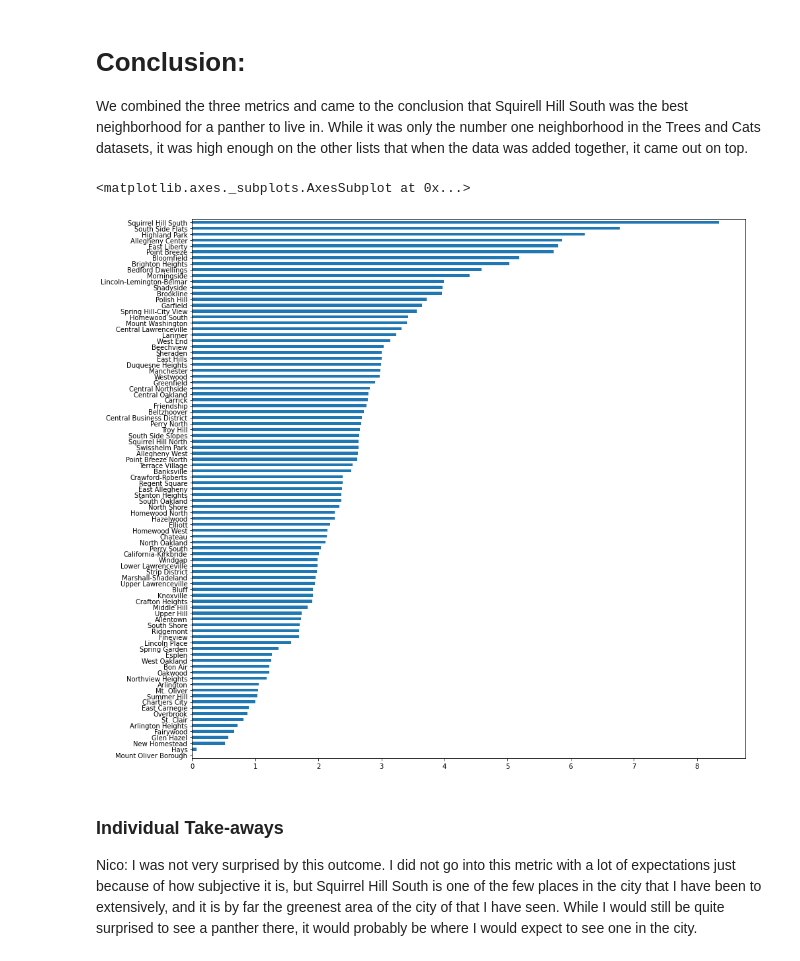
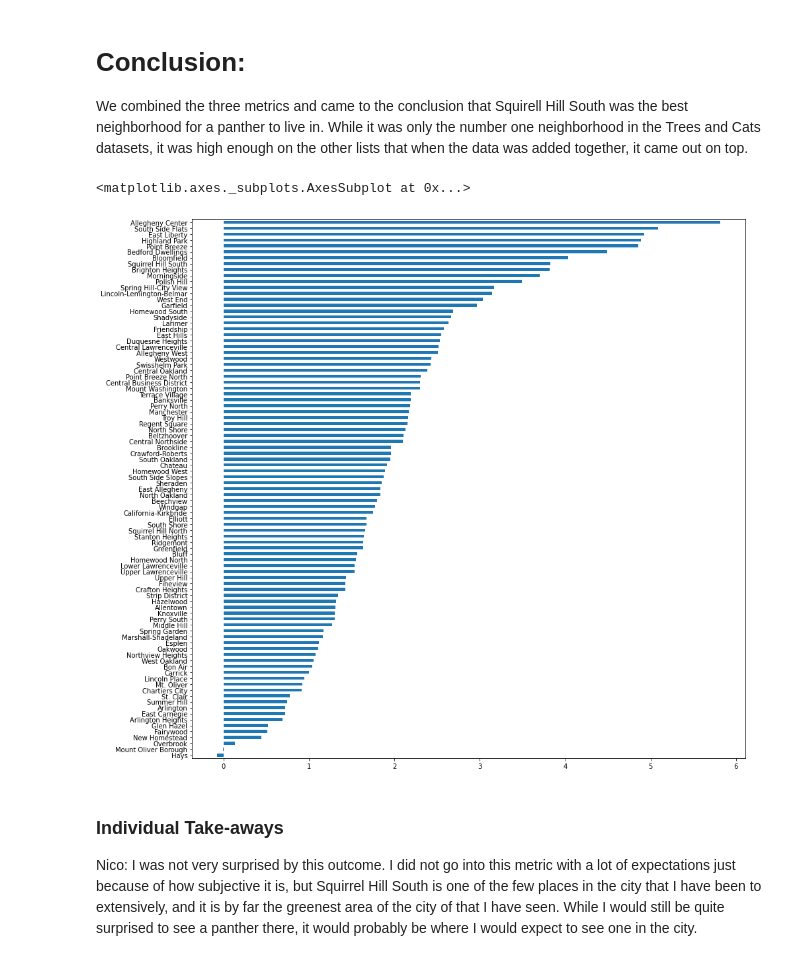
Before and after one commit to pjp401/CMPINF0010-Final-Project, a Jupyter notebook: FinalProject.ipynb, the cells around one changed output. Cells and saved outputs as stored; diff of their text form; code cells hidden in the pictures.

```diff
--- a/FinalProject.ipynb
+++ b/FinalProject.ipynb
@@ -558,6 +558,7 @@ And we have found our overacheiver. I mean just look at that long bar. I'm sure
 We combined the three metrics and came to the conclusion that Squirell Hill South was the best neighborhood for a panther to live in. While it was only the number one neighborhood in the Trees and Cats datasets, it was high enough on the other lists that when the data was added together, it came out on top.
 # %%
 trafficSigns["Total"] /= trafficSigns["Total"].max()
+trafficSigns["Total"] *= -1
 water["water_features"] /= water["water_features"].max()
 # %%
 water = [waterDecor, waterPools]
@@ -568,14 +570,13 @@ water = water.rename(columns = {"neighborhood" : "water_features"})
 # %%
 
 graphs = [water["water_features"], trafficSigns["Total"], fin_data['tree_counts'], fin_data['tree_count_norm'], fin_data['closest_shelter'], fin_data['closest_shelter']]
 graphs = pd.concat(graphs)
 graphs = graphs.groupby(level=0).sum()
-graphs['Squirrel Hill South'] +=3
 graphs = graphs.sort_values()
 graphs.plot.barh(figsize = (15,15))
 # %% [output]
 <matplotlib.axes._subplots.AxesSubplot at 0x...>
-[figure, old version]
+[figure, new version]
 # %% [markdown]
 ### Individual Take-aways
 
```
Also changed, not shown: parts of 7 cells of this notebook.
